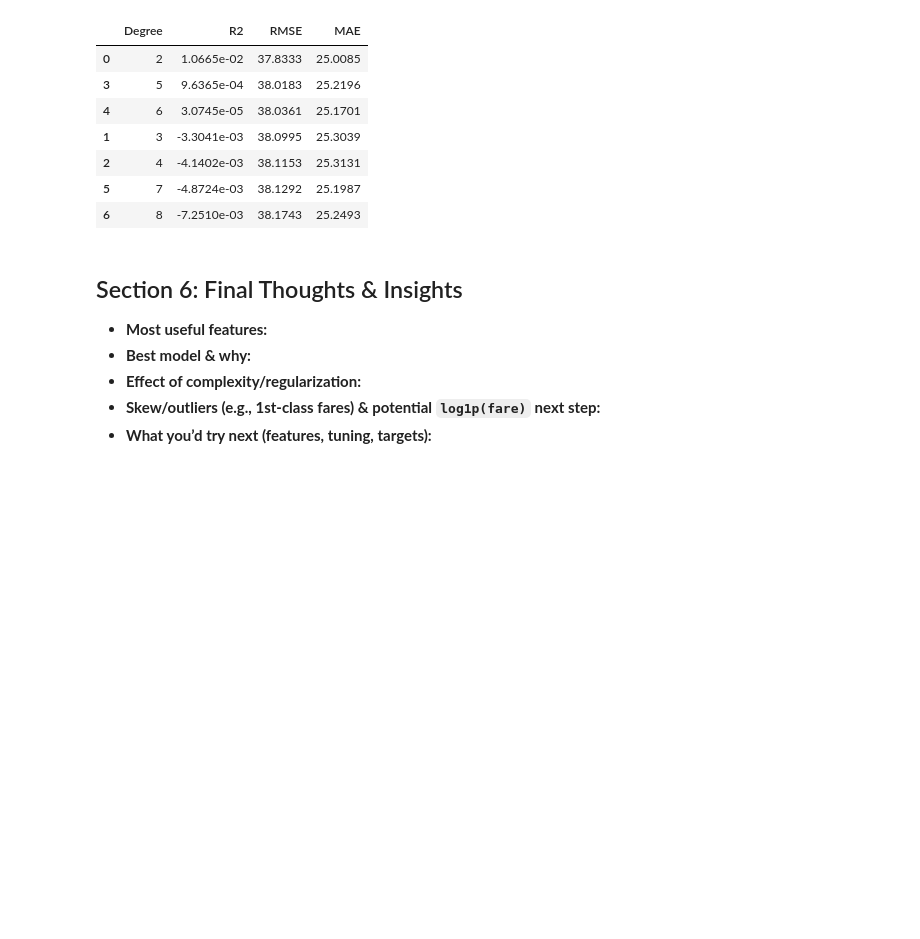
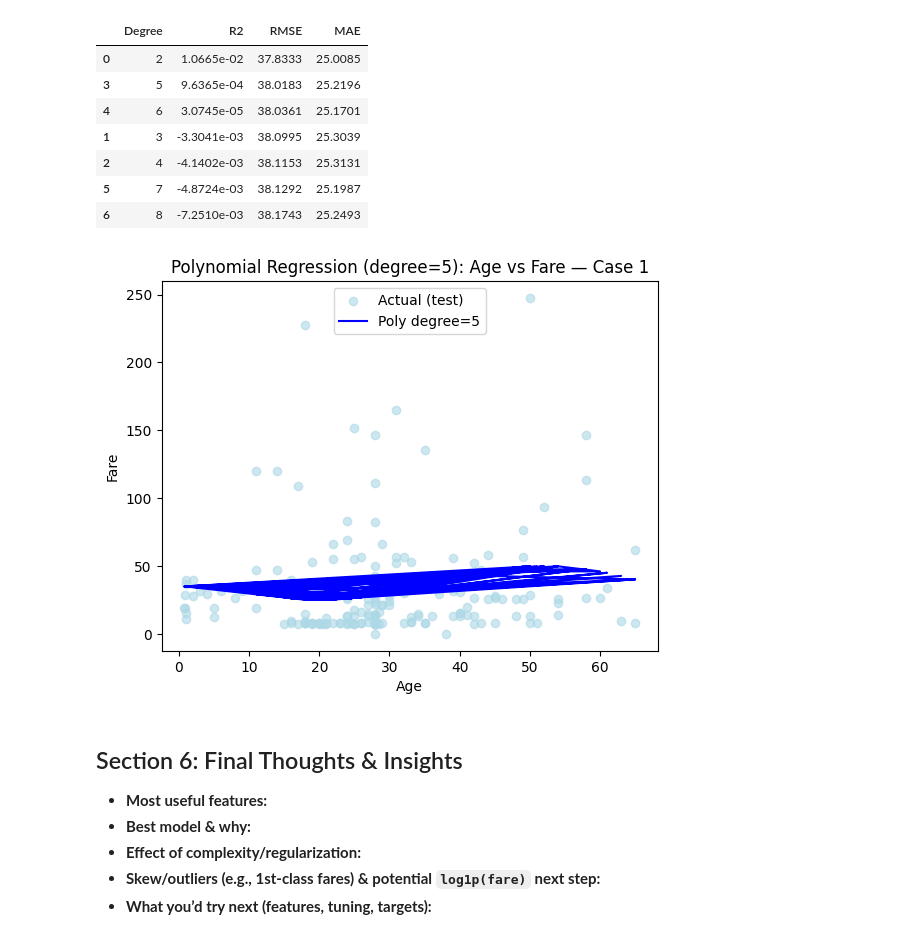
Before and after one commit to teflxndxn/applied-ml-blessing, a Jupyter notebook: notebooks/project04/ml04_blessing.ipynb, the cells around one changed output. Cells and saved outputs as stored; diff of their text form; code cells hidden in the pictures; blank space fills up the shorter version.

Commit message:
Add polynomial regression degree=5 plot and reflections for Section 5.5

```diff
--- a/notebooks/project04/ml04_blessing.ipynb
+++ b/notebooks/project04/ml04_blessing.ipynb
@@ -341,6 +341,27 @@ pd.DataFrame(rows).sort_values("R2", ascending=False)
 | 2 | 4 | -4.1402e-03 | 38.1153 | 25.3131 |
 | 5 | 7 | -4.8724e-03 | 38.1292 | 25.1987 |
 | 6 | 8 | -7.2510e-03 | 38.1743 | 25.2493 |
+# %%
+# Visualize one chosen higher-order polynomial (e.g., degree=5)
+poly_high = PolynomialFeatures(degree=5)
+X1_train_poly5 = poly_high.fit_transform(X1_train)
+X1_test_poly5  = poly_high.transform(X1_test)
+
+model_poly5 = LinearRegression().fit(X1_train_poly5, y1_train)
+y_pred_poly5 = model_poly5.predict(X1_test_poly5)
+
+plt.figure()
+plt.scatter(X1_test.values.flatten(), y1_test.values.flatten(),
+            color="lightblue", alpha=0.6, label="Actual (test)")
+plt.plot(X1_test.values.flatten(), y_pred_poly5,
+         color="blue", label="Poly degree=5")
+plt.xlabel("Age")
+plt.ylabel("Fare")
+plt.title("Polynomial Regression (degree=5): Age vs Fare — Case 1")
+plt.legend()
+plt.show()
+# %% [output]
+[figure, added]
 # %% [markdown]
 ## Section 6: Final Thoughts & Insights
 - **Most useful features:**
```
